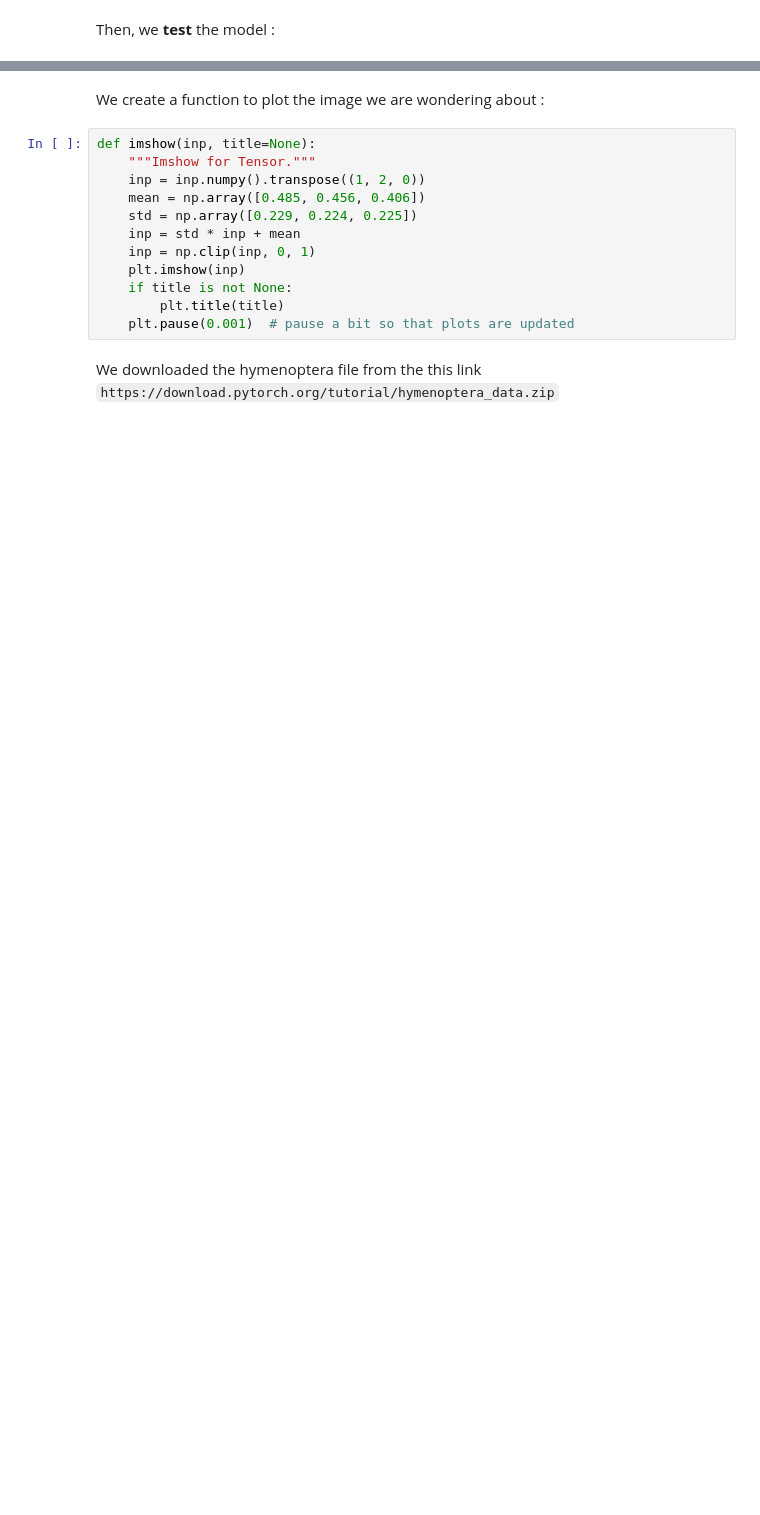
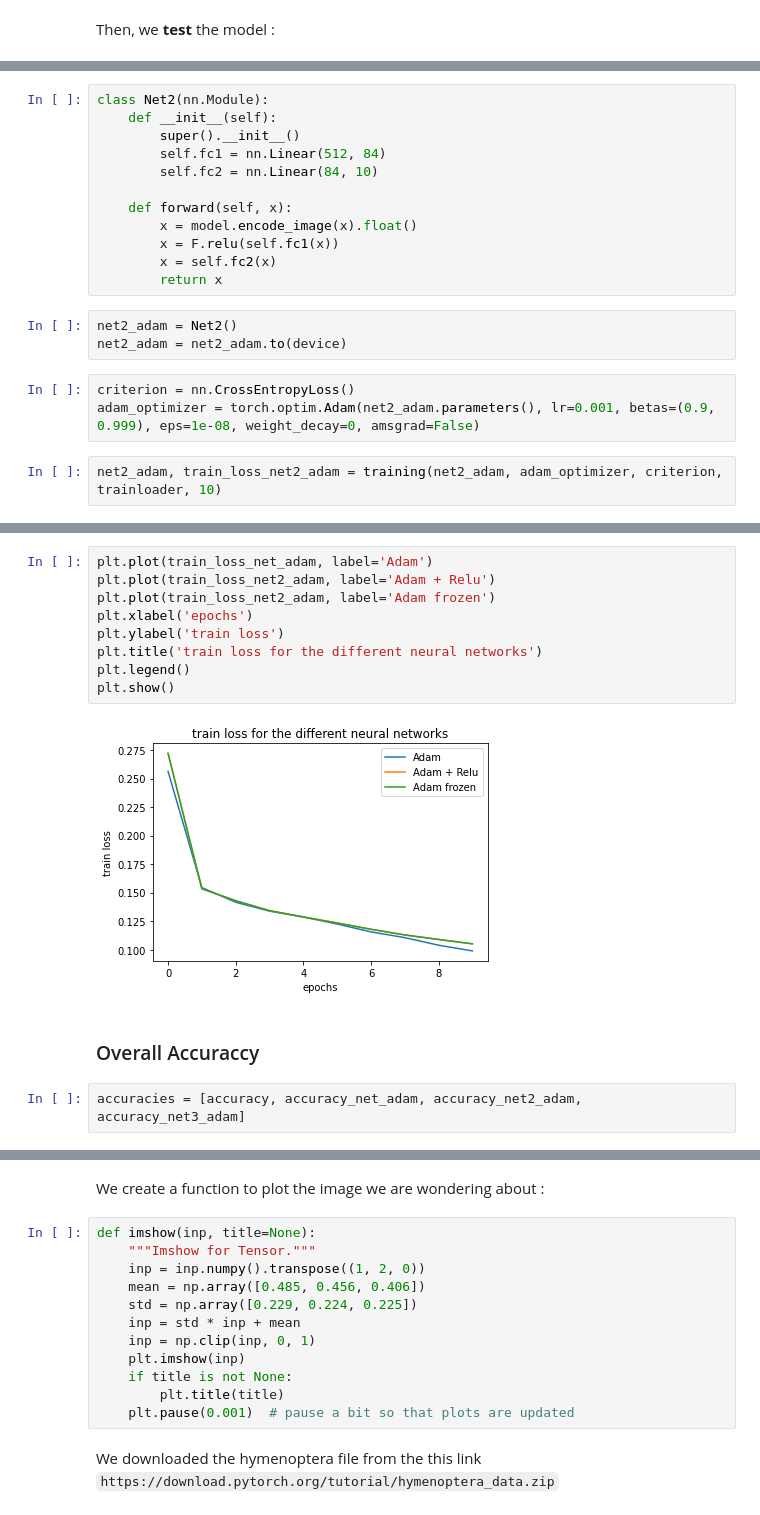
Before and after one commit to JustinAgnr/DM_ML, a Jupyter notebook: DM_ML_Part2.ipynb, the cells around one changed output, grey strips where cells are left out. Saved outputs shown, nothing was run; the diff lists cells and outputs as text; blank space fills up the shorter version.

```diff
--- a/DM_ML_Part2.ipynb
+++ b/DM_ML_Part2.ipynb
@@ -138,0 +217,20 @@ Test Error:
+# %%
+class Net2(nn.Module):
+    def __init__(self):
+        super().__init__()
+        self.fc1 = nn.Linear(512, 84)
+        self.fc2 = nn.Linear(84, 10)
+
+    def forward(self, x):
+        x = model.encode_image(x).float()
+        x = F.relu(self.fc1(x))
+        x = self.fc2(x)
+        return x
+# %%
+net2_adam = Net2()
+net2_adam = net2_adam.to(device)
+# %%
+criterion = nn.CrossEntropyLoss()
+adam_optimizer = torch.optim.Adam(net2_adam.parameters(), lr=0.001, betas=(0.9, 0.999), eps=1e-08, weight_decay=0, amsgrad=False)
+# %%
+net2_adam, train_loss_net2_adam = training(net2_adam, adam_optimizer, criterion, trainloader, 10)
@@ -138,0 +378,15 @@ Test Error:
+# %%
+plt.plot(train_loss_net_adam, label='Adam')
+plt.plot(train_loss_net2_adam, label='Adam + Relu')
+plt.plot(train_loss_net2_adam, label='Adam frozen')
+plt.xlabel('epochs')
+plt.ylabel('train loss')
+plt.title('train loss for the different neural networks')
+plt.legend()
+plt.show()
+# %% [output]
+[figure, added]
+# %% [markdown]
+### Overall Accuraccy
+# %%
+accuracies = [accuracy, accuracy_net_adam, accuracy_net2_adam, accuracy_net3_adam]
```
Also changed, not shown: parts of 85 cells of this notebook.
